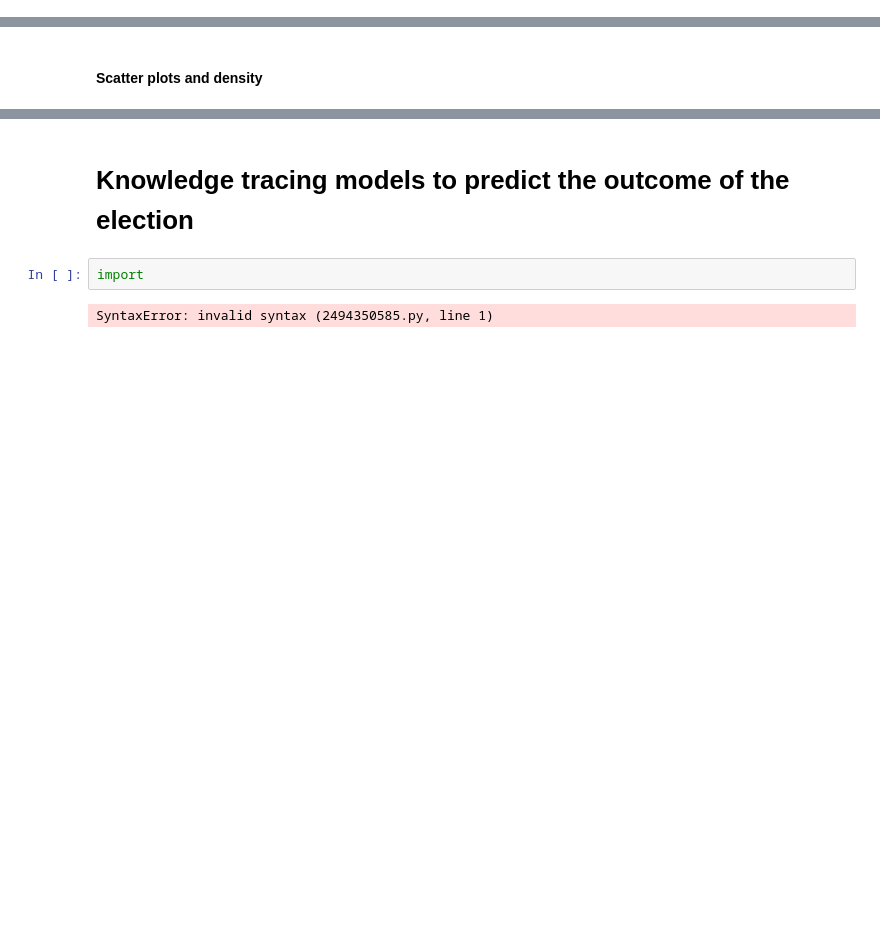
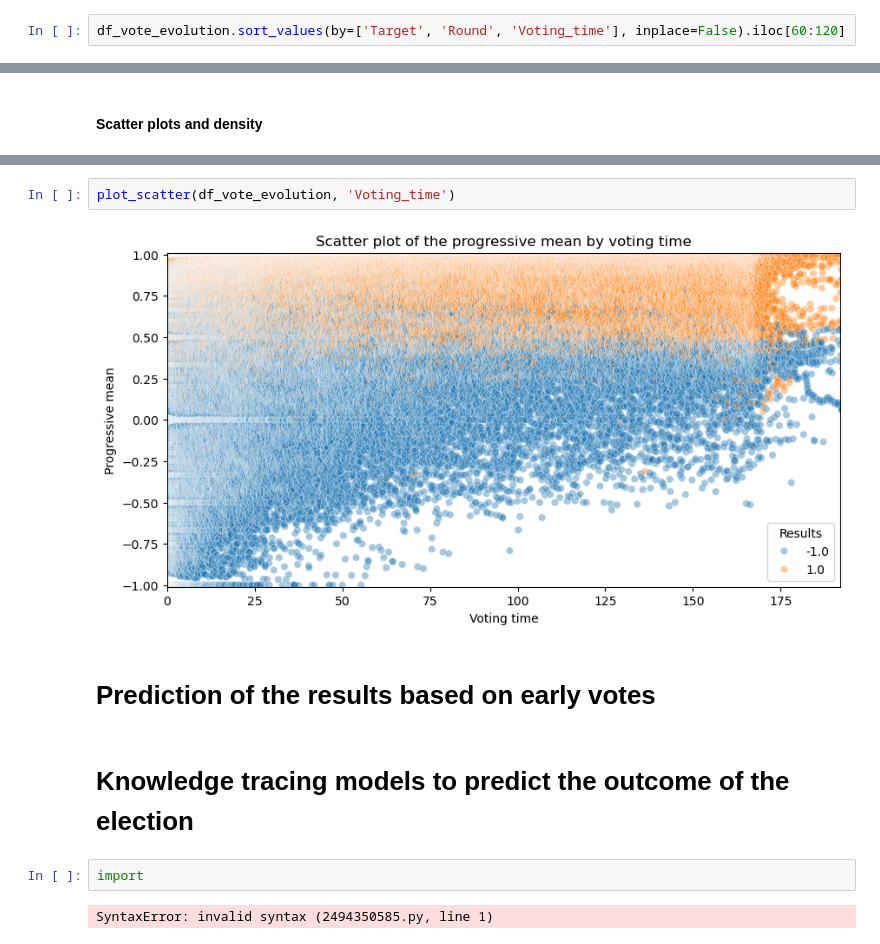
Before and after one commit to epfl-ada/ada-2023-project-abracadabra, a Jupyter notebook: time_series2.ipynb, the cells around one changed output, grey strips where cells are left out. Saved outputs shown, nothing was run; the diff lists cells and outputs as text; blank space fills up the shorter version.

```diff
--- a/time_series2.ipynb
+++ b/time_series2.ipynb
@@ -118,0 +140,2 @@ plt.show()
+# %%
+df_vote_evolution.sort_values(by=['Target', 'Round', 'Voting_time'], inplace=False).iloc[60:120]
@@ -121,3 +179,9 @@ plt.show()
+# %%
+plot_scatter(df_vote_evolution, 'Voting_time')
+# %% [output]
+[figure, added]
+# %% [markdown]
+# Prediction of the results based on early votes
 # %% [markdown]
 # Knowledge tracing models to predict the outcome of the election
 # %%
```
Also changed, not shown: parts of 10 cells of this notebook, 1 other file.
